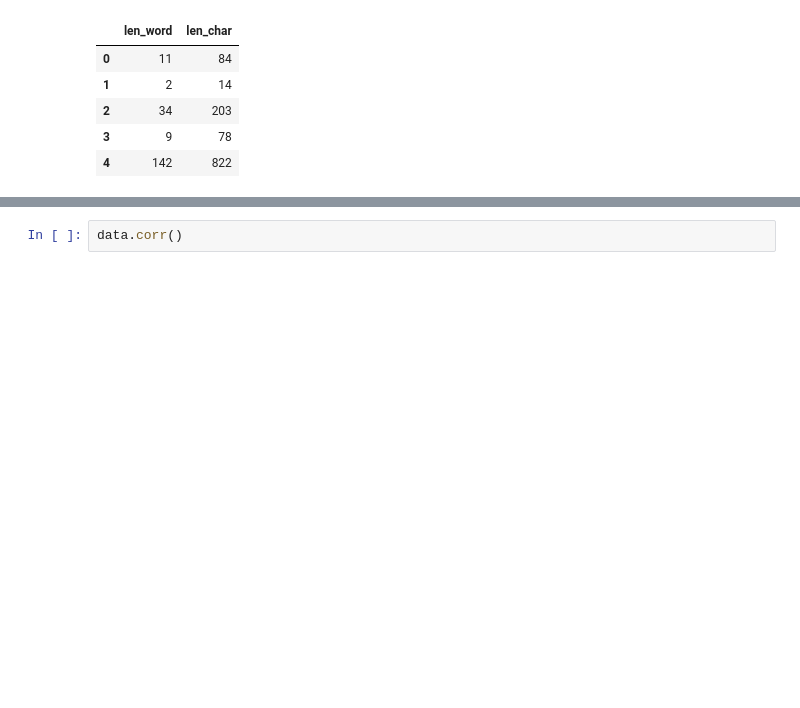
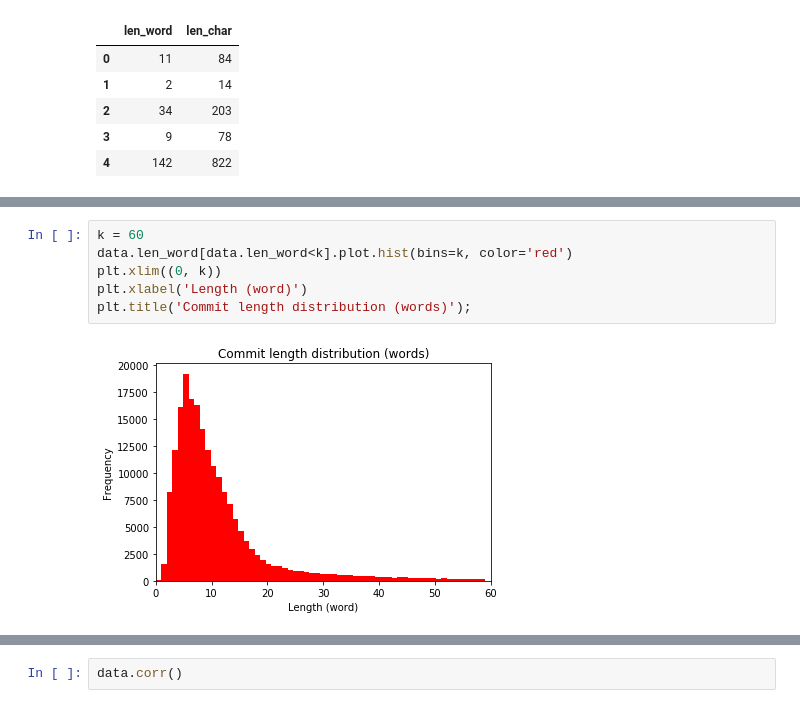
Before and after one commit to dkbrz/2018_DB_course, a Jupyter notebook: HW_3/Commits_DB.ipynb, the cells around one changed output, grey strips where cells are left out. Drawn from its saved outputs; the diff is of its cells as text; blank space fills up the shorter version.

```diff
--- a/HW_3/Commits_DB.ipynb
+++ b/HW_3/Commits_DB.ipynb
@@ -178,0 +195,8 @@ data.head()
+# %%
+k = 60
+data.len_word[data.len_word<k].plot.hist(bins=k, color='red')
+plt.xlim((0, k))
+plt.xlabel('Length (word)')
+plt.title('Commit length distribution (words)');
+# %% [output]
+[figure, added]
```
Also changed, not shown: parts of 21 cells of this notebook.
